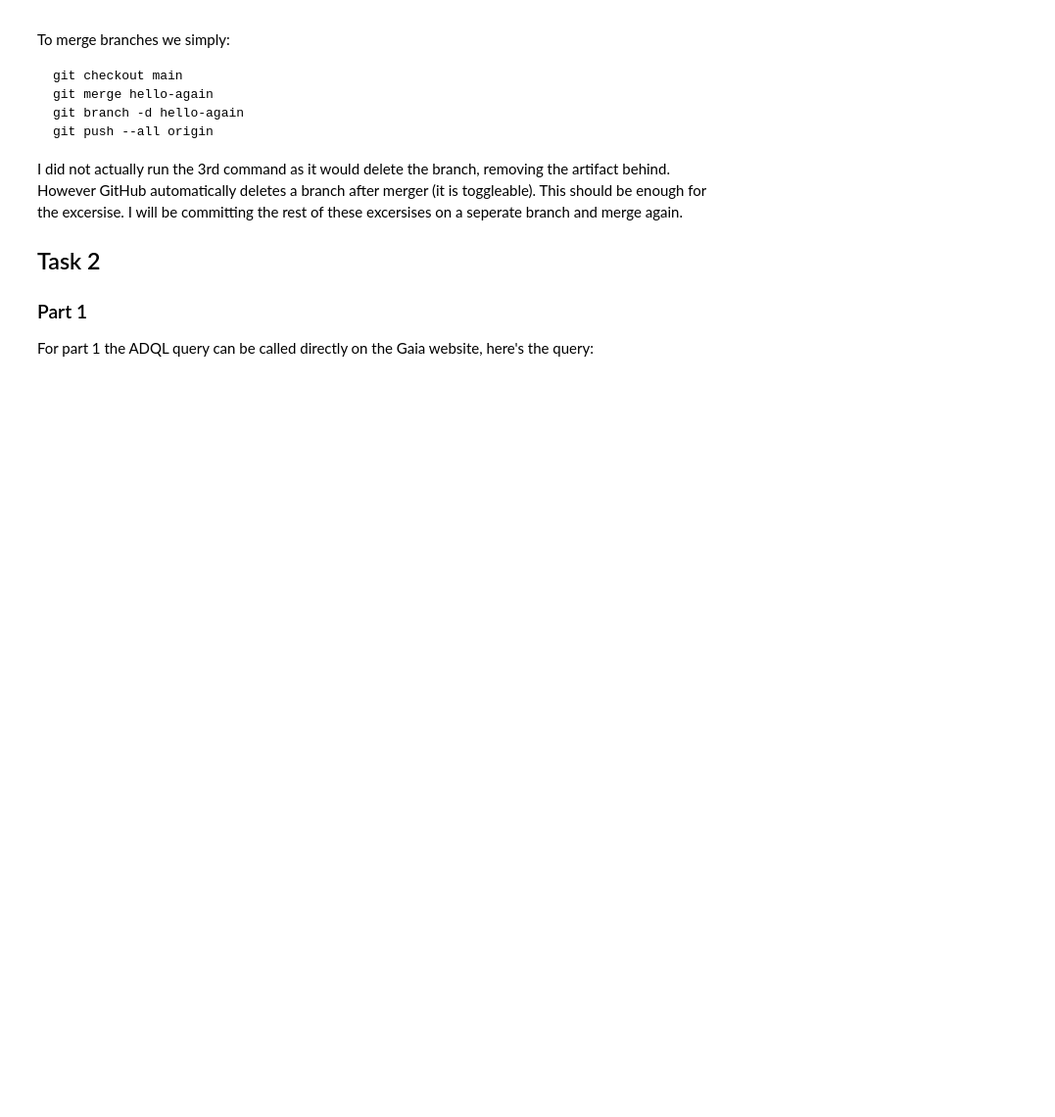
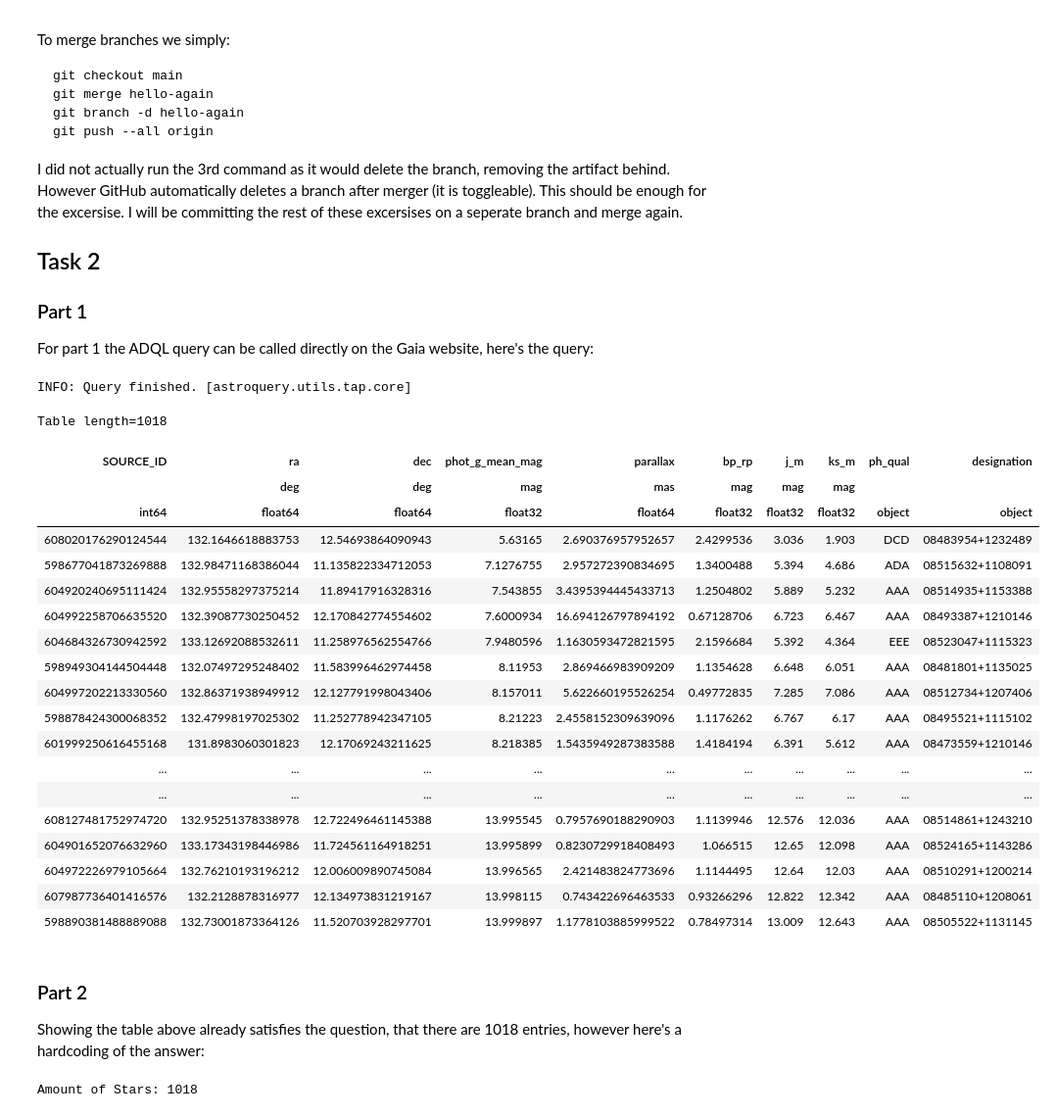
Before and after one commit to Olivex727/olivia-astr4004-ass3, a Jupyter notebook: u7280249.ipynb, the cells around one changed output. Shown at 98% size. Drawn from its saved outputs; the diff is of its cells as text; code cells hidden in the pictures; blank space fills up the shorter version.

```diff
--- a/u7280249.ipynb
+++ b/u7280249.ipynb
@@ -49,0 +53,56 @@ For part 1 the ADQL query can be called directly on the Gaia website, here's the
+# %%
+# The query is structured as follows:
+# 1. Select Gaia DR3 and 2MASS data, specifically the values we need to answer this question
+# 2. Use the single cross-match as shown in lectures
+# 3. Isolate the desired parameters
+
+query = f"""
+SELECT gaia.source_id, gaia.ra, gaia.dec, gaia.phot_g_mean_mag, gaia.parallax, gaia.bp_rp, tmass.j_m, tmass.ks_m, tmass.ph_qual, tmass.designation
+FROM gaiadr3.gaia_source AS gaia
+
+JOIN gaiaedr3.tmass_psc_xsc_best_neighbour AS xmatch USING (source_id)
+JOIN gaiaedr3.tmass_psc_xsc_join AS xjoin
+   ON xmatch.original_ext_source_id = xjoin.original_psc_source_id
+JOIN gaiadr1.tmass_original_valid AS tmass
+   ON xjoin.original_psc_source_id = tmass.designation
+
+WHERE
+    gaia.phot_g_mean_mag < 14 AND
+    DISTANCE(POINT('ICRS', gaia.ra, gaia.dec), POINT('ICRS', 132.825, 11.8)) < 1
+"""
+
+# Upload the source_id table for crossmatching
+job = Gaia.launch_job_async(query=query)
+gaiadr3_match = job.get_results()
+
+gaiadr3_match
+# %% [output]
+INFO: Query finished. [astroquery.utils.tap.core]
+Table length=1018
+| SOURCE_ID | ra | dec | phot_g_mean_mag | parallax | bp_rp | j_m | ks_m | ph_qual | designation |
+|  | deg | deg | mag | mas | mag | mag | mag |  |  |
+| int64 | float64 | float64 | float32 | float64 | float32 | float32 | float32 | object | object |
+| 608020176290124544 | 132.1646618883753 | 12.54693864090943 | 5.63165 | 2.690376957952657 | 2.4299536 | 3.036 | 1.903 | DCD | 08483954+1232489 |
+| 598677041873269888 | 132.98471168386044 | 11.135822334712053 | 7.1276755 | 2.957272390834695 | 1.3400488 | 5.394 | 4.686 | ADA | 08515632+1108091 |
+| 604920240695111424 | 132.95558297375214 | 11.89417916328316 | 7.543855 | 3.4395394445433713 | 1.2504802 | 5.889 | 5.232 | AAA | 08514935+1153388 |
+| 604992258706635520 | 132.39087730250452 | 12.170842774554602 | 7.6000934 | 16.694126797894192 | 0.67128706 | 6.723 | 6.467 | AAA | 08493387+1210146 |
+| 604684326730942592 | 133.12692088532611 | 11.258976562554766 | 7.9480596 | 1.1630593472821595 | 2.1596684 | 5.392 | 4.364 | EEE | 08523047+1115323 |
+| 598949304144504448 | 132.07497295248402 | 11.583996462974458 | 8.11953 | 2.869466983909209 | 1.1354628 | 6.648 | 6.051 | AAA | 08481801+1135025 |
+| 604997202213330560 | 132.86371938949912 | 12.127791998043406 | 8.157011 | 5.622660195526254 | 0.49772835 | 7.285 | 7.086 | AAA | 08512734+1207406 |
+| 598878424300068352 | 132.47998197025302 | 11.252778942347105 | 8.21223 | 2.4558152309639096 | 1.1176262 | 6.767 | 6.17 | AAA | 08495521+1115102 |
+| 601999250616455168 | 131.8983060301823 | 12.17069243211625 | 8.218385 | 1.5435949287383588 | 1.4184194 | 6.391 | 5.612 | AAA | 08473559+1210146 |
+| ... | ... | ... | ... | ... | ... | ... | ... | ... | ... |
+| ... | ... | ... | ... | ... | ... | ... | ... | ... | ... |
+| 608127481752974720 | 132.95251378338978 | 12.722496461145388 | 13.995545 | 0.7957690188290903 | 1.1139946 | 12.576 | 12.036 | AAA | 08514861+1243210 |
+| 604901652076632960 | 133.17343198446986 | 11.724561164918251 | 13.995899 | 0.8230729918408493 | 1.066515 | 12.65 | 12.098 | AAA | 08524165+1143286 |
+| 604972226979105664 | 132.76210193196212 | 12.006009890745084 | 13.996565 | 2.421483824773696 | 1.1144495 | 12.64 | 12.03 | AAA | 08510291+1200214 |
+| 607987736401416576 | 132.2128878316977 | 12.134973831219167 | 13.998115 | 0.743422696463533 | 0.93266296 | 12.822 | 12.342 | AAA | 08485110+1208061 |
+| 598890381488889088 | 132.73001873364126 | 11.520703928297701 | 13.999897 | 1.1778103885999522 | 0.78497314 | 13.009 | 12.643 | AAA | 08505522+1131145 |
+# %% [markdown]
+### Part 2
+
+Showing the table above already satisfies the question, that there are 1018 entries, however here's a hardcoding of the answer:
+# %%
+print("Amount of Stars: "+str(len(gaiadr3_match)))
+# %% [output]
+Amount of Stars: 1018
```
Also changed, not shown: parts of 11 cells of this notebook, 1 other file.
